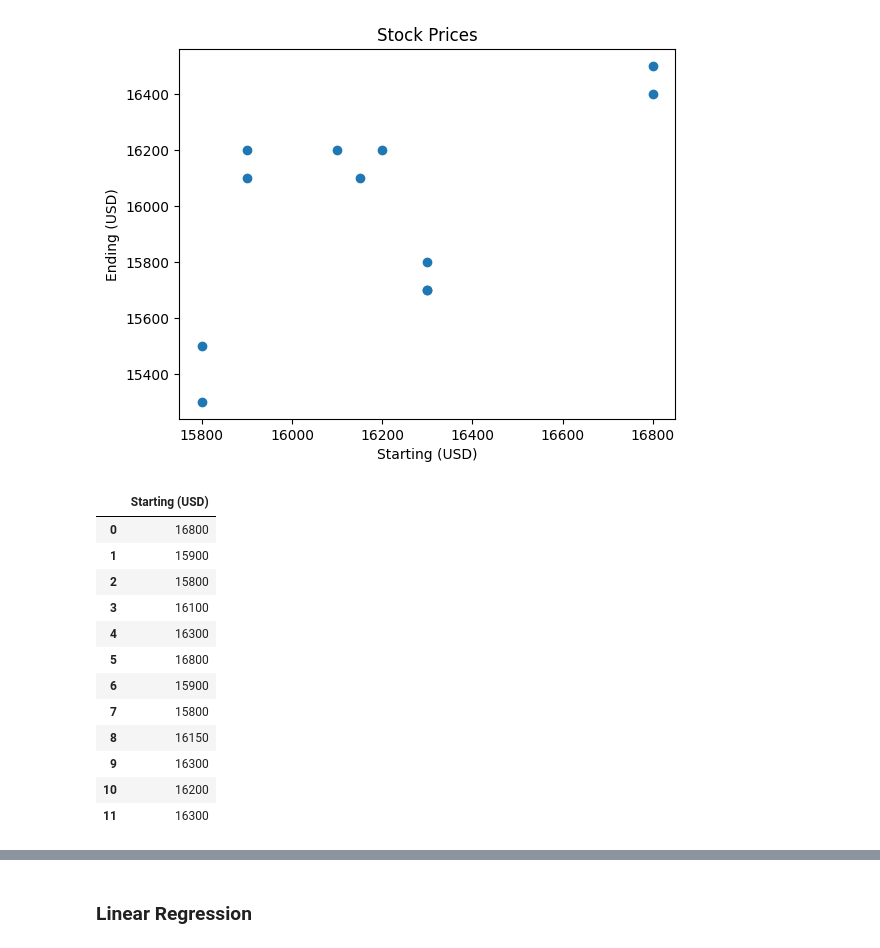
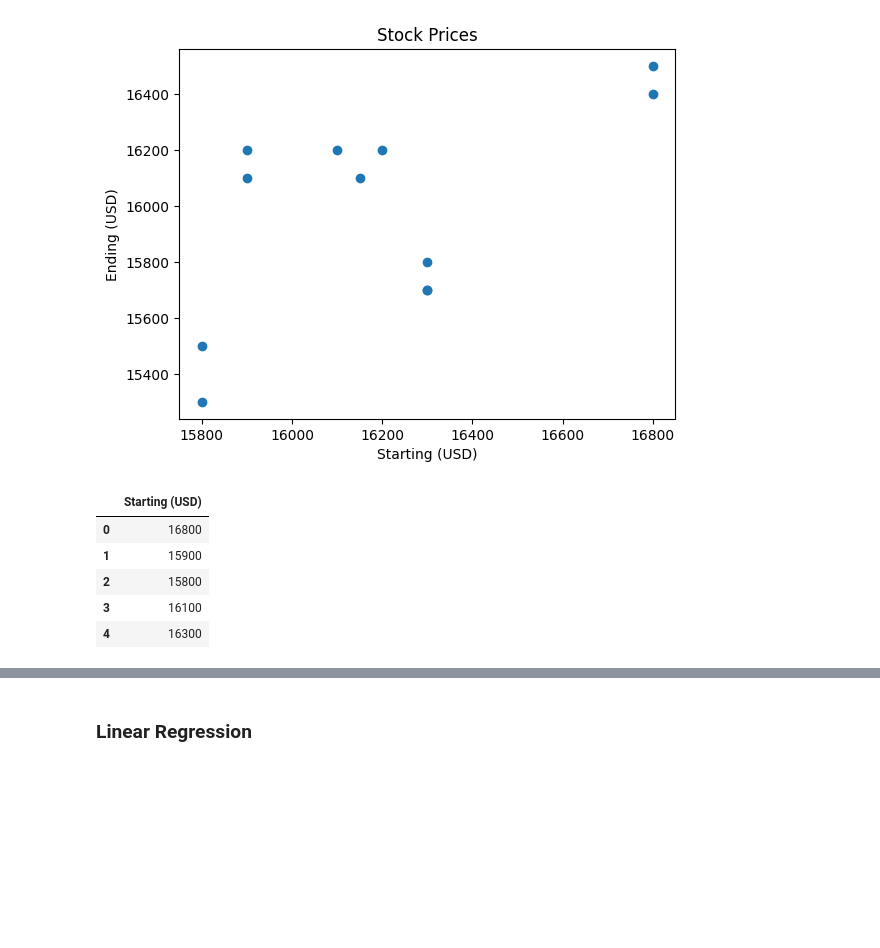
Before and after one commit to FarhanBinShafiq/machine_learning, a Jupyter notebook: Linear Regression/Linear Regression.ipynb, the cells around one changed output, grey strips where cells are left out. Drawn from its saved outputs; the diff is of its cells as text; code cells hidden in the pictures; blank space fills up the shorter version.

```diff
--- a/Linear Regression/Linear Regression.ipynb
+++ b/Linear Regression/Linear Regression.ipynb
@@ -73,20 +73,13 @@ Text(0.5, 1.0, 'Stock Prices')
 [figure]
 # %%
 x=df[['Starting (USD)']]
-x
+x.head()
 # %% [output]
 |  | Starting (USD) |
 | 0 | 16800 |
 | 1 | 15900 |
 | 2 | 15800 |
 | 3 | 16100 |
 | 4 | 16300 |
-| 5 | 16800 |
-| 6 | 15900 |
-| 7 | 15800 |
-| 8 | 16150 |
-| 9 | 16300 |
-| 10 | 16200 |
-| 11 | 16300 |
 # %%
 y=df[['Ending (USD)']]
```
Also changed, not shown: parts of 9 cells of this notebook.
